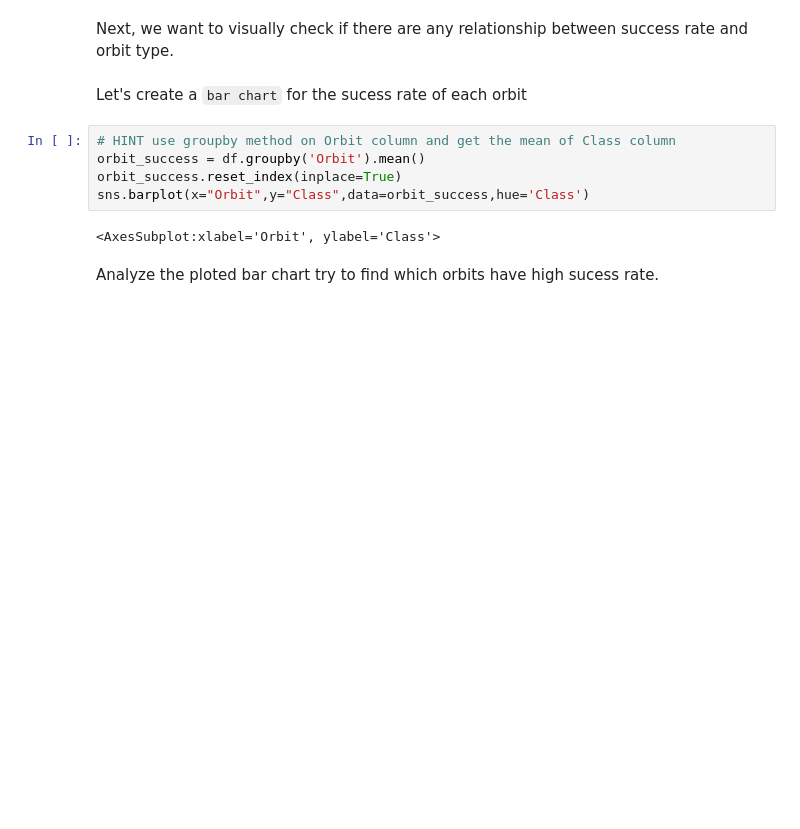
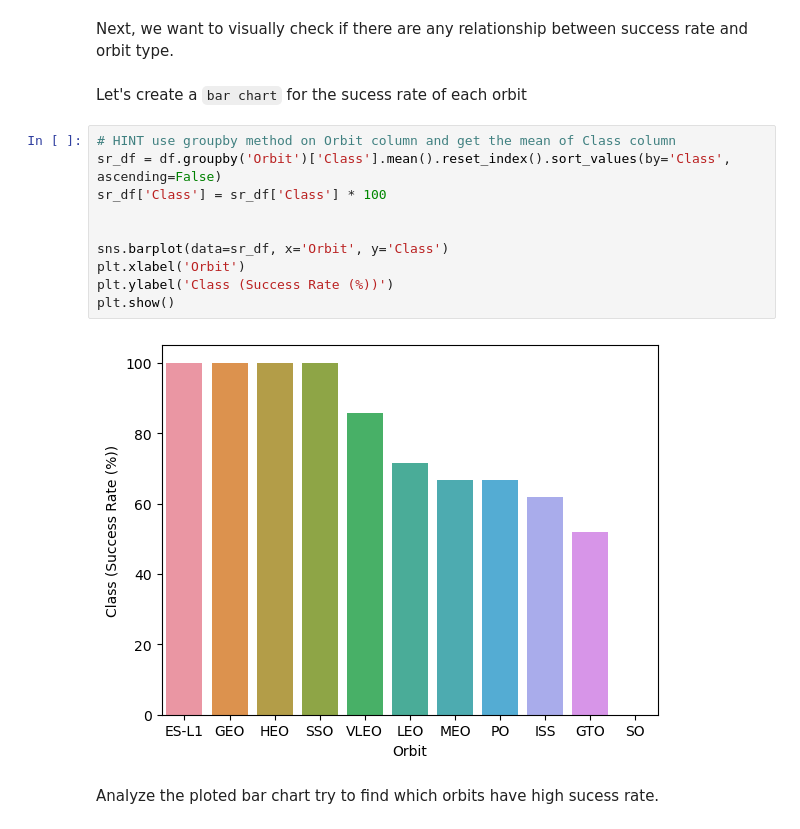
Before and after one commit to vijeshkumarvijayan-12/IBMWatsonStudio, a Jupyter notebook: jupyterlabsedadataviz.ipynb, the cells around one changed output. Cells and saved outputs as stored; diff of their text form; blank space fills up the shorter version.

```diff
--- a/jupyterlabsedadataviz.ipynb
+++ b/jupyterlabsedadataviz.ipynb
@@ -116,11 +116,16 @@ Next, we want to visually check if there are any relationship between success ra
 Let's create a `bar chart` for the sucess rate of each orbit
 # %%
 # HINT use groupby method on Orbit column and get the mean of Class column
-orbit_success = df.groupby('Orbit').mean()
-orbit_success.reset_index(inplace=True)
-sns.barplot(x="Orbit",y="Class",data=orbit_success,hue='Class')
+sr_df = df.groupby('Orbit')['Class'].mean().reset_index().sort_values(by='Class', ascending=False)
+sr_df['Class'] = sr_df['Class'] * 100
+
+
+sns.barplot(data=sr_df, x='Orbit', y='Class')
+plt.xlabel('Orbit')
+plt.ylabel('Class (Success Rate (%))')
+plt.show()
 # %% [output]
-<AxesSubplot:xlabel='Orbit', ylabel='Class'>
+[figure, added]
 # %% [markdown]
 Analyze the ploted bar chart try to find which orbits have high sucess rate.
 # %% [markdown]
```
Also changed, not shown: parts of 4 cells of this notebook.
